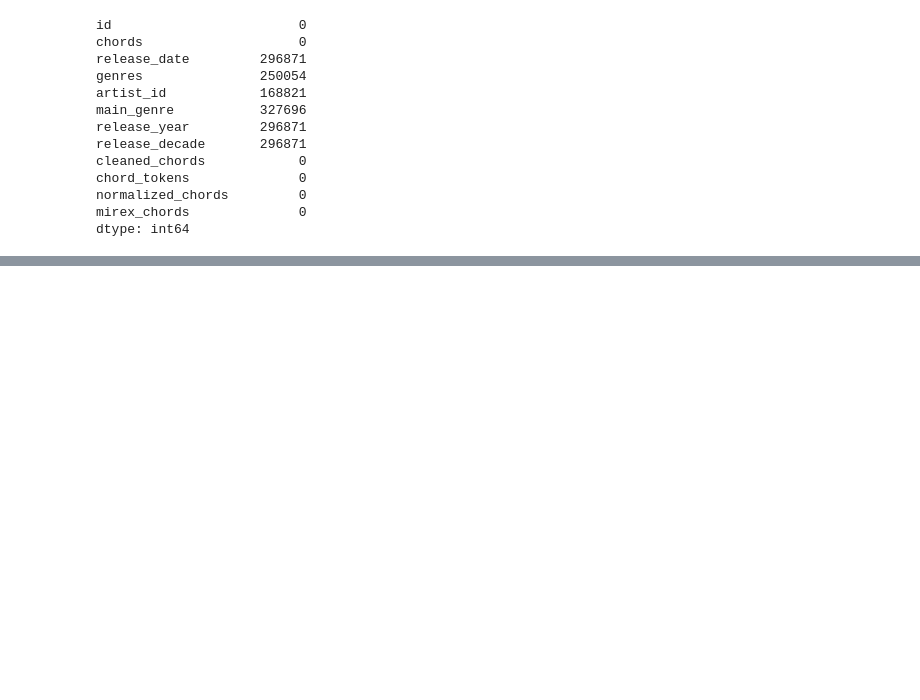
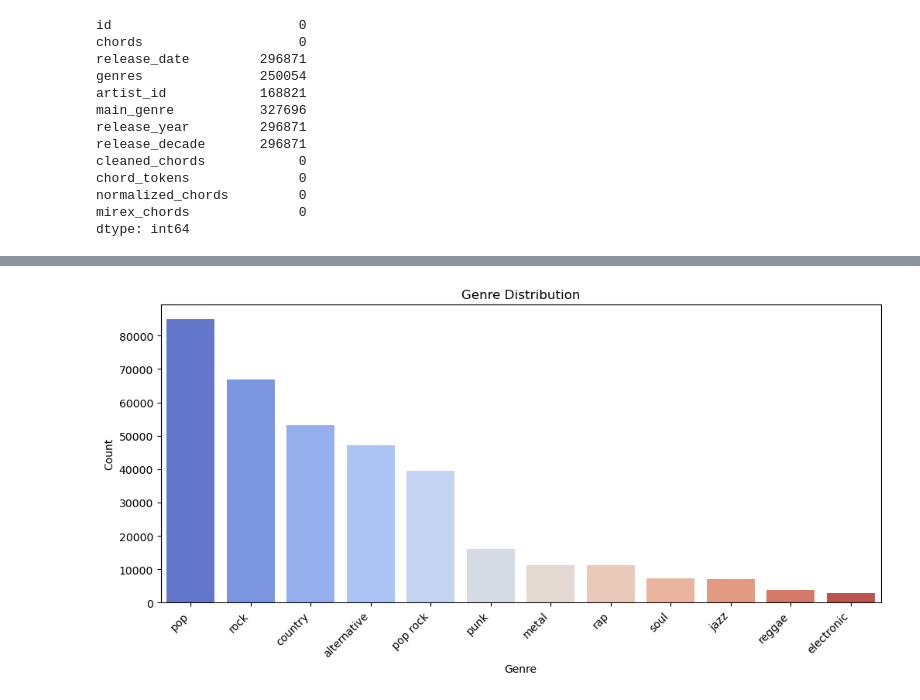
Before and after one commit to AtharvaBhalilkar/chord-gen-ai, a Jupyter notebook: notebooks/data_preprocessing.ipynb, the cells around one changed output, grey strips where cells are left out. Cells and saved outputs as stored; diff of their text form; code cells hidden in the pictures; blank space fills up the shorter version.

```diff
--- a/notebooks/data_preprocessing.ipynb
+++ b/notebooks/data_preprocessing.ipynb
@@ -269,0 +335,13 @@ dtype: int64
+# %%
+from collections import Counter
+from itertools import chain
+
+all_chords = list(chain.from_iterable(df['normalized_chords']))
+chord_counts = Counter(all_chords)
+
+# Convert to DataFrame
+chord_freq = pd.DataFrame(chord_counts.items(), columns=['chord', 'count']).sort_values(by='count')
+
+# Rare chords (less than 10 uses)
+rare_chords = chord_freq[chord_freq['count'] < 10]
+print(rare_chords.head(20))  # Show some of the rarest chords
@@ -269,0 +366,9 @@ dtype: int64
+# %%
+# Define a threshold (e.g., chords that appear < 10 times)
+RARE_THRESHOLD = 10
+
+# Identify rare chords
+rare_chords = set(chord_freq[chord_freq['count'] < RARE_THRESHOLD]['chord'])
+
+# Replace rare chords with 'UNK'
+df['normalized_chords'] = df['normalized_chords'].apply(lambda chords: ['UNK' if c in rare_chords else c for c in chords])
@@ -269,0 +407,21 @@ dtype: int64
+# %%
+plt.figure(figsize=(12, 5))
+
+genre_counts = df['main_genre'].value_counts()
+
+sns.barplot(
+    x=genre_counts.index,
+    y=genre_counts.values,
+    hue=genre_counts.index,
+    palette="coolwarm",
+    dodge=False,
+    legend=False
+)
+
+plt.xticks(rotation=45, ha="right")
+plt.title("Genre Distribution")
+plt.xlabel("Genre")
+plt.ylabel("Count")
+plt.show()
+# %% [output]
+[figure, added]
```
Also changed, not shown: parts of 12 cells of this notebook.
